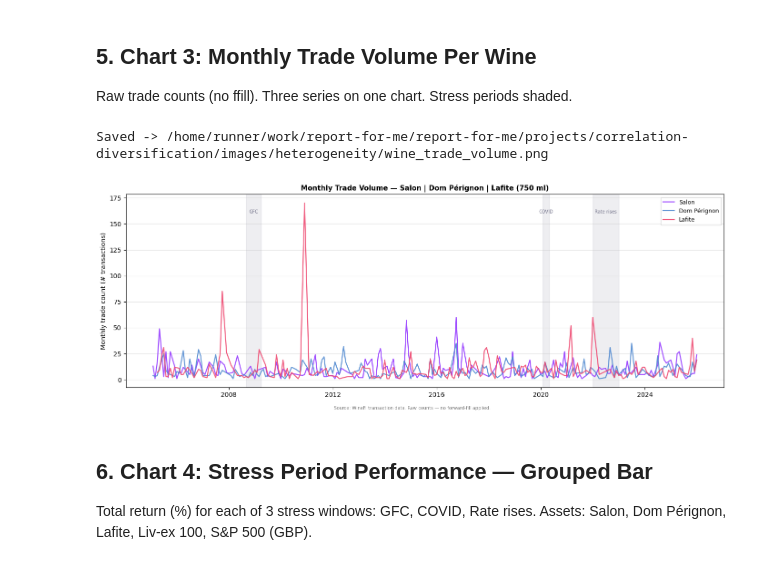
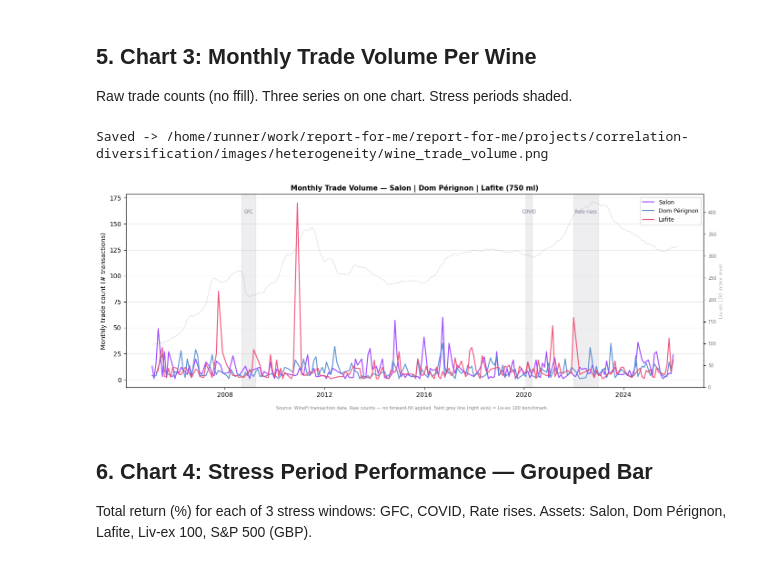
Before and after one commit to acdaniel864/report-for-me, a Jupyter notebook: projects/correlation-diversification/notebooks/04_heterogeneity_analysis.ipynb, the cells around one changed output. Cells and saved outputs as stored; diff of their text form; code cells hidden in the pictures.

```diff
--- a/projects/correlation-diversification/notebooks/04_heterogeneity_analysis.ipynb
+++ b/projects/correlation-diversification/notebooks/04_heterogeneity_analysis.ipynb
@@ -423,41 +734,52 @@ for wine_name in wine_names_present:
         color=color, linewidth=1.6, label=wine_name, alpha=0.9,
     )
 
-# Shade stress periods
+# Stress period shading
 for p_start, p_end, p_label in STRESS_PERIODS:
     ts = pd.Timestamp(p_start)
     te = pd.Timestamp(p_end)
     ax.axvspan(ts, te, alpha=0.09, color=STRESS_SHADE, zorder=0)
     ylim    = ax.get_ylim()
     y_label = ylim[0] + (ylim[1] - ylim[0]) * 0.92
-    ax.text(
-        ts + (te - ts) / 2, y_label, p_label,
-        ha="center", va="top", fontsize=7,
-        color=STRESS_SHADE, alpha=0.8,
+    ax.text(ts + (te - ts) / 2, y_label, p_label,
+            ha="center", va="top", fontsize=7, color=STRESS_SHADE, alpha=0.8)
+
+# Faint Liv-ex 100 overlay on secondary y-axis
+_livex_chart3 = livex_100_monthly[livex_100_monthly.index >= CHART_START].dropna()
+if len(_livex_chart3) > 0:
+    ax2 = ax.twinx()
+    ax2.plot(
+        _livex_chart3.index, _livex_chart3.values,
+        color="dimgray", linewidth=1.0, alpha=0.2,
+        linestyle="-", label="Liv-ex 100 (benchmark, right axis)",
     )
+    ax2.set_ylabel("Liv-ex 100 index level", fontsize=8, color="dimgray", alpha=0.5)
+    ax2.tick_params(axis="y", labelcolor="dimgray", labelsize=7)
+    ax2.set_ylim(bottom=0)
 
 ax.xaxis.set_major_formatter(mdates.DateFormatter("%Y"))
 ax.set_ylabel("Monthly trade count (# transactions)", fontsize=10)
 ax.set_title(
-    "Monthly Trade Volume — Salon | Dom Pérignon | Lafite (750 ml)",
+    "Monthly Trade Volume \u2014 Salon | Dom P\u00e9rignon | Lafite (750 ml)",
     fontsize=11, fontweight="bold",
 )
 ax.legend(fontsize=9)
 ax.grid(axis="y", alpha=0.3)
 fig.text(
     0.5, -0.02,
-    "Source: WineFi transaction data. Raw counts — no forward-fill applied.",
+    "Source: WineFi transaction data. Raw counts \u2014 no forward-fill applied. "
+    "Faint grey line (right axis) = Liv-ex 100 benchmark.",
     ha="center", fontsize=7, color="gray",
 )
 plt.tight_layout()
 
 out_path = IMAGES_DIR / "wine_trade_volume.png"
 fig.savefig(out_path, dpi=150, bbox_inches="tight")
 print(f"Saved -> {out_path}")
 plt.show()
 # %% [output]
 Saved -> /home/runner/work/report-for-me/report-for-me/projects/correlation-diversification/images/heterogeneity/wine_trade_volume.png
-[figure, old version]
+[figure, new version]
 # %% [markdown]
 ## 6. Chart 4: Stress Period Performance — Grouped Bar
 
```
Also changed, not shown: parts of 14 cells of this notebook, 7 other files.
